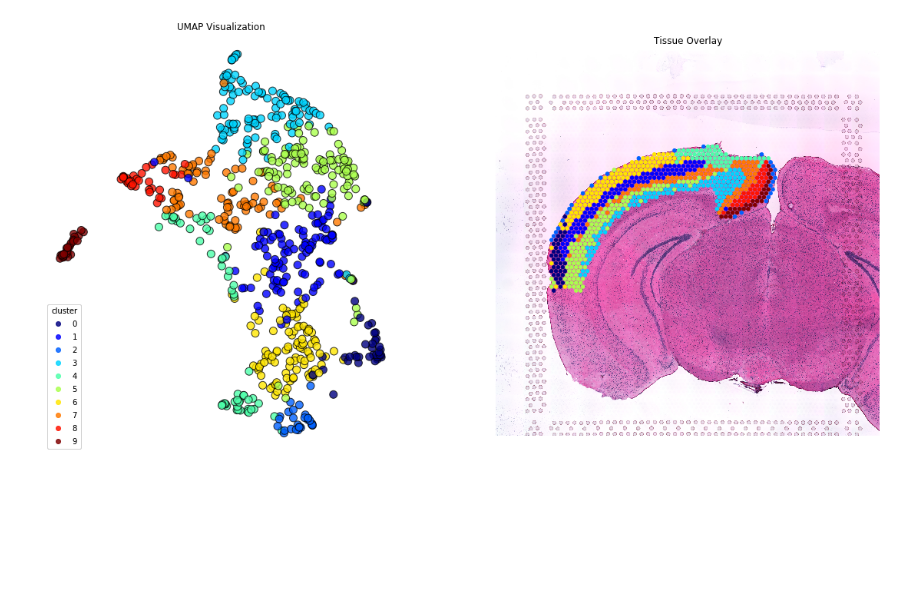
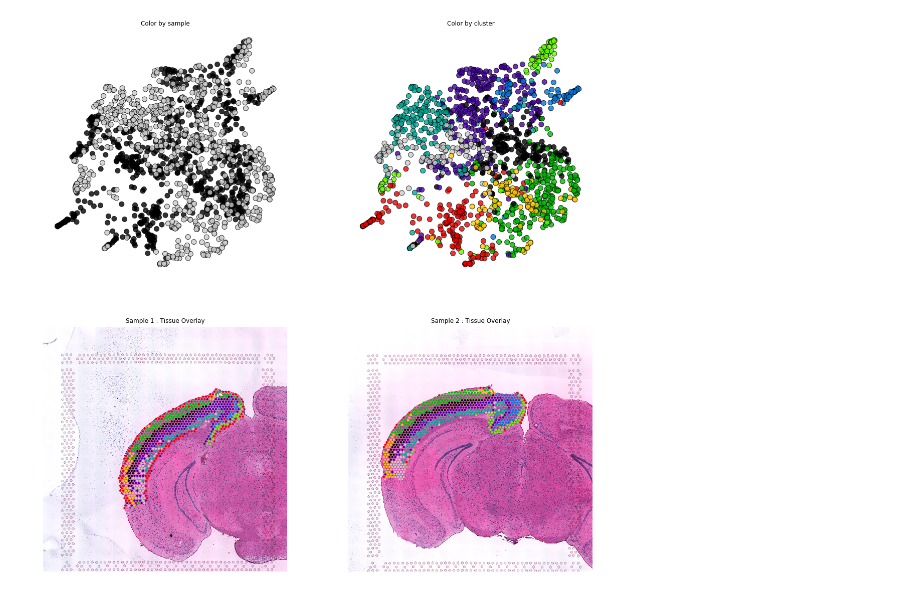
Before and after one commit to almaan/spacetx, a Jupyter notebook: examples/Example-2.ipynb, the cells around one changed output. Saved outputs shown, nothing was run; the diff lists cells and outputs as text; code cells hidden in the pictures; blank space fills up the shorter version.

```diff
--- a/examples/Example-2.ipynb
+++ b/examples/Example-2.ipynb
@@ -38,0 +30,2 @@ Index(['region'], dtype='object')
+# %%
+bundle = stx.DataBundle([data_1,data_2])
@@ -78,38 +96,61 @@ cidx = km.fit_predict(ncnt)
 umap_crd = umap.UMAP().fit_transform(ncnt)
+# %%
+# Get indices for selected spots in each
+# sample
+
+sub_sel = list()
+sub_sel.append(range(0,
+               sel[bundle.positions[0]].sum()))
+
+for s in range(1,bundle.n_sets):
+    sub_sel.append(range(sub_sel[-1][-1] + 1,
+                         sub_sel[-1][-1] + \
+                         sel[bundle.positions[s]].sum() +1))
 # %%
-cmap = plt.cm.jet
-labels = list(map(lambda x: 'cluster ' + str(x),range(n_clusters)))
-fig, ax = plt.subplots(1,2,figsize = (20,10))
+# Visualize results
 
+cmap = plt.cm.nipy_spectral
+n_rows = int(1 + np.ceil(bundle.n_sets / 2))
 
-sct = ax[0].scatter(umap_crd[:,0],
-              umap_crd[:,1],
-              c = cidx,
-              cmap = cmap,
-              edgecolor = 'black',
-              alpha = 0.8,
-              s= 100,
-            )
+fig, ax = plt.subplots(2,
+                       n_rows,
+                       figsize = (20,10*n_rows))
+ax = ax.flatten()
 
-legend = ax[0].legend(*sct.legend_elements(),
-                    loc="lower left",
-                    title="cluster")
+vals = np.zeros(sel.sum())
+vals[sel_1] = 1
+vals[sel_2] = 2
 
-ax[0].add_artist(legend)
-ax[0].set_title("UMAP Visualization")
+# UMAP projection with coloring (QC)
+for k,color in enumerate([vals,cidx]):
+    sct = ax[k].scatter(umap_crd[:,0],
+                        umap_crd[:,1],
+                        c = color,
+                        cmap = cmap,
+                        edgecolor = 'black',
+                        alpha = 0.8,
+                        s= 100,
+                        )
 
+ax[0].set_title("Color by sample")
+ax[1].set_title("Color by cluster")
 
-ax[1].imshow(data.img)
-ax[1].scatter(data.crd[sel,1] * data.sf,
-              data.crd[sel,0] * data.sf,
-              c = cidx,
-              cmap = cmap,
-              s = 20)
-ax[1].set_title("Tissue Overlay")
-#ax[1].invert_yaxis()
-for ii in range(2):
+# Tissue overlay (only using selected spots)
+for s in range(bundle.n_sets):
+    ax[2+s].imshow(bundle.sets[s].img)
+    ax[2+s].scatter(bundle.sets[s].crd[sel[bundle.positions[s]],1] \
+                    * bundle.sets[s].sf,
+                    bundle.sets[s].crd[sel[bundle.positions[s]],0] \
+                    * bundle.sets[s].sf,
+                    c = cidx[sub_sel[s]],
+                    cmap = cmap,
+                    s = 10)
+
+    ax[2+s].set_title("Sample " + str(s+1) + " : Tissue Overlay")
+
+for ii in range(4):
     ut.clean_spines(ax[ii])
     ut.clean_ticks(ax[ii])
     ax[ii].set_aspect('equal')
 # %% [output]
-[figure, old version]
+[figure, new version]
```
Also changed, not shown: parts of 6 cells of this notebook, 1 other file.
